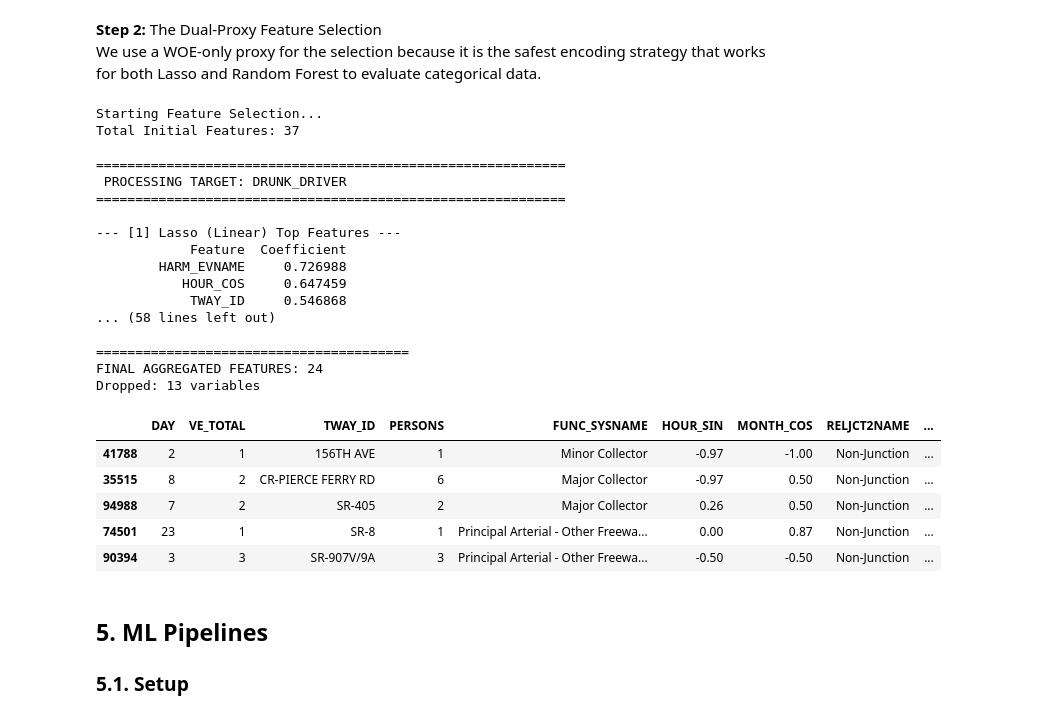
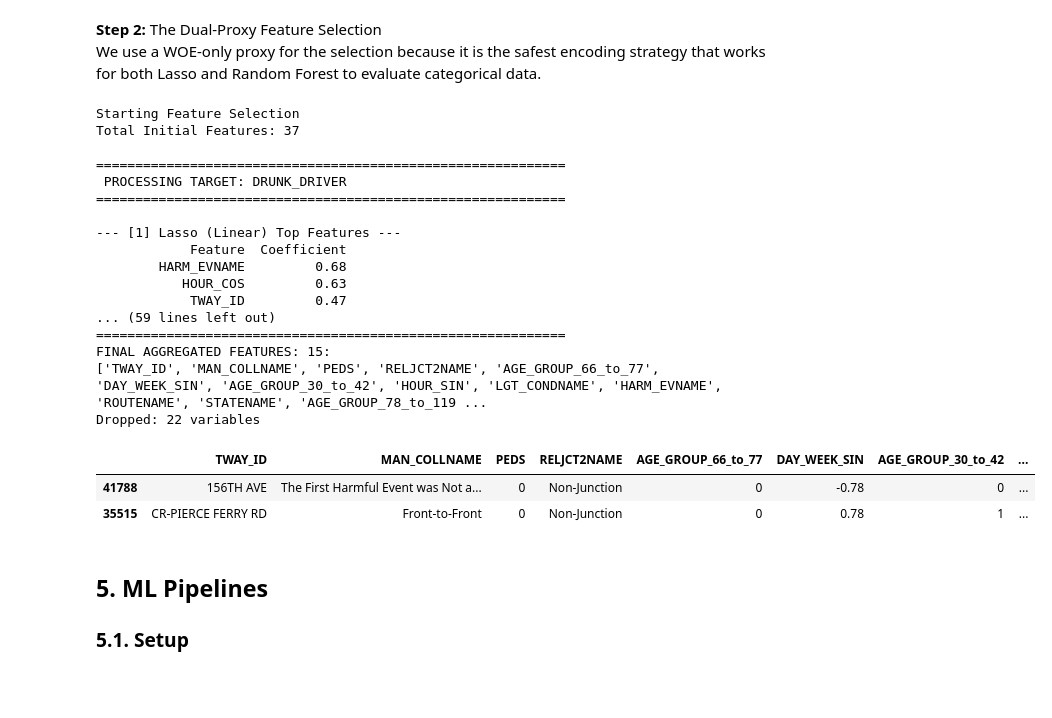
Before and after one commit to PFans-201/US_accidents_project, a Jupyter notebook: FDS_G5_PROJECT.ipynb, the cells around one changed output. Cells and saved outputs as stored; diff of their text form; code cells hidden in the pictures; blank space fills up the shorter version.

```diff
--- a/FDS_G5_PROJECT.ipynb
+++ b/FDS_G5_PROJECT.ipynb
@@ -1719,7 +1716,7 @@ cat_cols = X_train.select_dtypes(include=['object', 'category', 'string']).colum
 
 final_core_variables = set()
 
-print(f"Starting Feature Selection...")
+print("Starting Feature Selection")
 print(f"Total Initial Features: {X_train.shape[1]}")
 
 # --- SELECTION LOOP ---
@@ -1745,8 +1742,8 @@ for target_name in selection_targets:
     # --- PHASE 2: RUN DUAL SELECTORS ---
 
     # A. Linear Selector (Lasso)
-    print(f"\n--- [1] Lasso (Linear) Top Features ---")
-    lasso = LogisticRegression(penalty='l1', solver='saga', C=0.01,
+    print("\n--- [1] Lasso (Linear) Top Features ---")
+    lasso = LogisticRegression(penalty='l1', solver='saga', C=0.001,
                                random_state=42, class_weight='balanced', max_iter=2000)
     sel_lasso = SelectFromModel(lasso)
     sel_lasso.fit(X_proxy_scaled, y_selection)
@@ -1765,15 +1762,15 @@ for target_name in selection_targets:
     print(lasso_coefs[['Feature', 'Coefficient']].head(10).to_string(index=False))
 
     # B. Non-Linear Selector (Random Forest)
-    print(f"\n--- [2] Random Forest (Non-Linear) Top Features ---")
+    print("\n--- [2] Random Forest (Non-Linear) Top Features ---")
     rf = RandomForestClassifier(n_estimators=100, max_depth=10,
+                                min_samples_leaf=50, max_features='sqrt',
                                 random_state=42, class_weight='balanced')
     sel_rf = SelectFromModel(rf, threshold='median')
     sel_rf.fit(X_proxy, y_selection)
     selected_nonlinear = set(X_proxy.columns[sel_rf.get_support()])
 
     # >> REPORTING BLOCK: RANDOM FOREST
-    # FIX: Use sel_rf.estimator_ instead of rf
     rf_model = sel_rf.estimator_
 
     rf_imps = pd.DataFrame({
@@ -1799,14 +1796,14 @@ for target_name in selection_targets:
 # --- PHASE 4: FINAL FILTERING ---
 final_core_variables = list(final_core_variables)
 
-print(f"\n========================================")
-print(f"FINAL AGGREGATED FEATURES: {len(final_core_variables)}")
+print(f"\n{'='*60}")
+print(f"FINAL AGGREGATED FEATURES: {len(final_core_variables)}:\n{final_core_variables}")
 print(f"Dropped: {X_train.shape[1] - len(final_core_variables)} variables")
 
 X_train_filtered = X_train[final_core_variables].copy()
 X_test_filtered = X_test[final_core_variables].copy()
 # %% [output]
-Starting Feature Selection...
+Starting Feature Selection
 Total Initial Features: 37
 
 ============================================================
@@ -1815,23 +1812,20 @@ Total Initial Features: 37
 
 --- [1] Lasso (Linear) Top Features ---
             Feature  Coefficient
-        HARM_EVNAME     0.726988
-           HOUR_COS     0.647459
-            TWAY_ID     0.546868
-... (58 lines left out)
-
-========================================
-FINAL AGGREGATED FEATURES: 24
-Dropped: 13 variables
+        HARM_EVNAME         0.68
+           HOUR_COS         0.63
+            TWAY_ID         0.47
+... (59 lines left out)
+============================================================
+FINAL AGGREGATED FEATURES: 15:
+['TWAY_ID', 'MAN_COLLNAME', 'PEDS', 'RELJCT2NAME', 'AGE_GROUP_66_to_77', 'DAY_WEEK_SIN', 'AGE_GROUP_30_to_42', 'HOUR_SIN', 'LGT_CONDNAME', 'HARM_EVNAME', 'ROUTENAME', 'STATENAME', 'AGE_GROUP_78_to_119 ...
+Dropped: 22 variables
 # %%
-X_train_filtered.head()
+X_train_filtered.head(2)
 # %% [output]
-|  | DAY | VE_TOTAL | TWAY_ID | PERSONS | FUNC_SYSNAME | HOUR_SIN | MONTH_COS | RELJCT2NAME | ... |
-| 41788 | 2 | 1 | 156TH AVE | 1 | Minor Collector | -0.97 | -1.00 | Non-Junction | ... |
-| 35515 | 8 | 2 | CR-PIERCE FERRY RD | 6 | Major Collector | -0.97 | 0.50 | Non-Junction | ... |
-| 94988 | 7 | 2 | SR-405 | 2 | Major Collector | 0.26 | 0.50 | Non-Junction | ... |
-| 74501 | 23 | 1 | SR-8 | 1 | Principal Arterial - Other Freewa... | 0.00 | 0.87 | Non-Junction | ... |
-| 90394 | 3 | 3 | SR-907V/9A | 3 | Principal Arterial - Other Freewa... | -0.50 | -0.50 | Non-Junction | ... |
+|  | TWAY_ID | MAN_COLLNAME | PEDS | RELJCT2NAME | AGE_GROUP_66_to_77 | DAY_WEEK_SIN | AGE_GROUP_30_to_42 | ... |
+| 41788 | 156TH AVE | The First Harmful Event was Not a... | 0 | Non-Junction | 0 | -0.78 | 0 | ... |
+| 35515 | CR-PIERCE FERRY RD | Front-to-Front | 0 | Non-Junction | 0 | 0.78 | 1 | ... |
 # %% [markdown]
 ## 5. ML Pipelines
 
```
Also changed, not shown: parts of 18 cells of this notebook, 8 other files.
